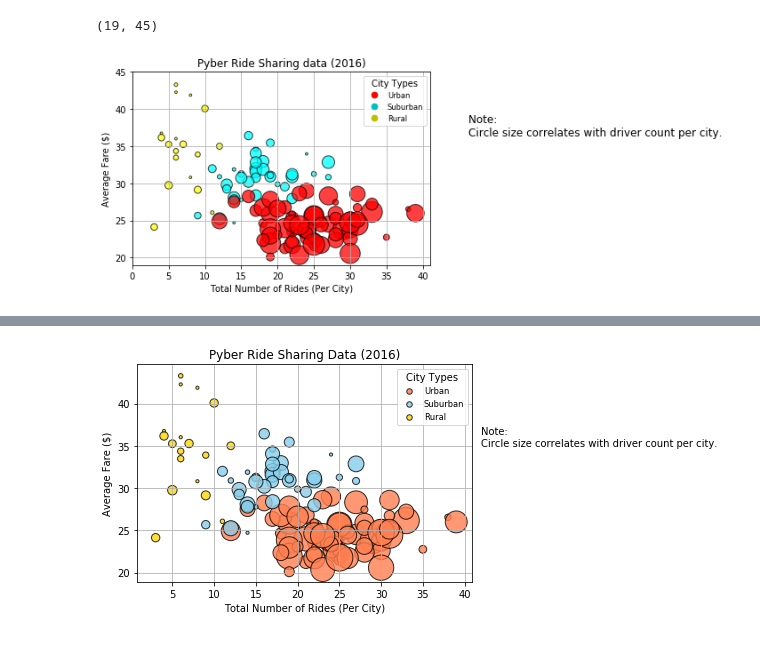
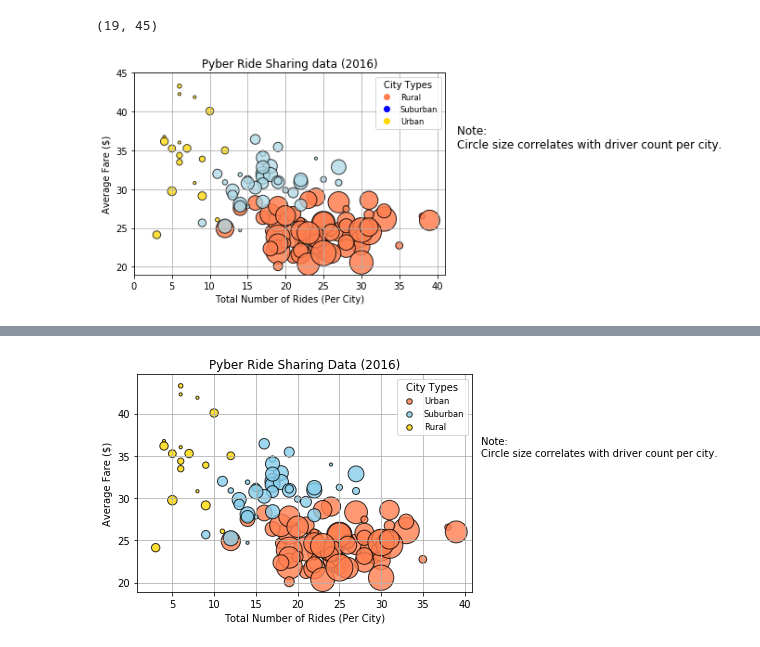
Before and after one commit to clafrance/matplotlib, a Jupyter notebook: Pyber/pyber.ipynb, the cells around one changed output, grey strips where cells are left out. Cells and saved outputs as stored; diff of their text form; code cells hidden in the pictures.

```diff
--- a/Pyber/pyber.ipynb
+++ b/Pyber/pyber.ipynb
@@ -106,7 +109,7 @@ for city_type in city_types:
     rides_grouped = rides.groupby('city')
     number_of_rides_by_city = rides_grouped['fare'].count()
     average_fare_by_city = rides_grouped["fare"].mean()
-    drivers_count_by_city = (rides_grouped['driver_count'].mean()) * 8
+    drivers_count_by_city = (rides_grouped['driver_count'].mean()) * 10
     rides_summary[city_type] = {"number_of_rides_by_city": number_of_rides_by_city,
                                 "average_fare_by_city": average_fare_by_city,
                                 "drivers_count_by_city": drivers_count_by_city}
@@ -132,36 +135,36 @@ urban_drivers_count = rides_summary['Urban']['drivers_count_by_city']
 # %%
 # set ases limits
 plt.xlim(x_min, x_max)
 plt.ylim(y_min, y_max)
 
 plt.title("Pyber Ride Sharing data (2016)")
 plt.xlabel("Total Number of Rides (Per City)")
 plt.ylabel("Average Fare ($)")
 plt.grid(True)
 
 # Incorporate a text label regarding circle size
-plt.figtext(1, 0.63,"Note: \nCircle size correlates with driver count per city.", wrap=True,
+plt.figtext(0.93, 0.60,"Note: \nCircle size correlates with driver count per city.", wrap=True,
             horizontalalignment='left', fontsize=12)
 
-handle1 = plt.scatter(rural_number_of_rides, rural_average_fare, marker="o", facecolors="yellow", edgecolors="black",
+handle1 = plt.scatter(rural_number_of_rides, rural_average_fare, marker="o", facecolors="gold", edgecolors="black",
             s=rural_drivers_count, alpha=0.75, label="Rural")
-handle2 = plt.scatter(suburban_number_of_rides, suburban_average_fare, marker="o", facecolors="cyan", edgecolors="black",
+handle2 = plt.scatter(urban_number_of_rides, urban_average_fare, marker="o", facecolors="coral", edgecolors="black",
+            s=urban_drivers_count, alpha=0.85, label="Urban")
+handle3 = plt.scatter(suburban_number_of_rides, suburban_average_fare, marker="o", facecolors="lightblue", edgecolors="black",
             s=suburban_drivers_count, alpha=0.75, label="Suburban")
-handle3 = plt.scatter(urban_number_of_rides, urban_average_fare, marker="o", facecolors="red", edgecolors="black",
-            s=urban_drivers_count, alpha=0.75, label="Urban")
 
 # Create dummy Line2D objects for legend
-h1 = Line2D([0], [0], marker='o', markersize=np.sqrt(20), color='y', linestyle='None', label="Rural")
-h2 = Line2D([0], [0], marker='o', markersize=np.sqrt(20), color='c', linestyle='None', label="Suburban")
-h3 = Line2D([0], [0], marker='o', markersize=np.sqrt(20), color='r', linestyle='None', label="Urban")
+h1 = Line2D([0], [0], marker='o', markersize=4, color='coral', linestyle='None', label="Rural")
+h2 = Line2D([0], [0], marker='o', markersize=4, color='blue', linestyle='None', label="Suburban")
+h3 = Line2D([0], [0], marker='o', markersize=4, color='gold', linestyle='None', label="Urban")
 
 # Plot legend.
 plt.legend([h1, h2], ['first', 'second'], loc="lower left", markerscale=2,
            scatterpoints=1, fontsize=10)
 
-legend = plt.legend(handles=[h3, h2, h1], markerscale=1.5, title="City Types", loc="best", fontsize='small', fancybox=True)
+legend = plt.legend(handles=[h1, h2, h3], markerscale=1.5, title="City Types", loc="best", fontsize='small', fancybox=True)
 # %% [output]
-[figure, old version]
+[figure, new version]
 # %%
 plt.tight_layout()
 plt.savefig("pyber.png")
```
Also changed, not shown: parts of 12 cells of this notebook.
